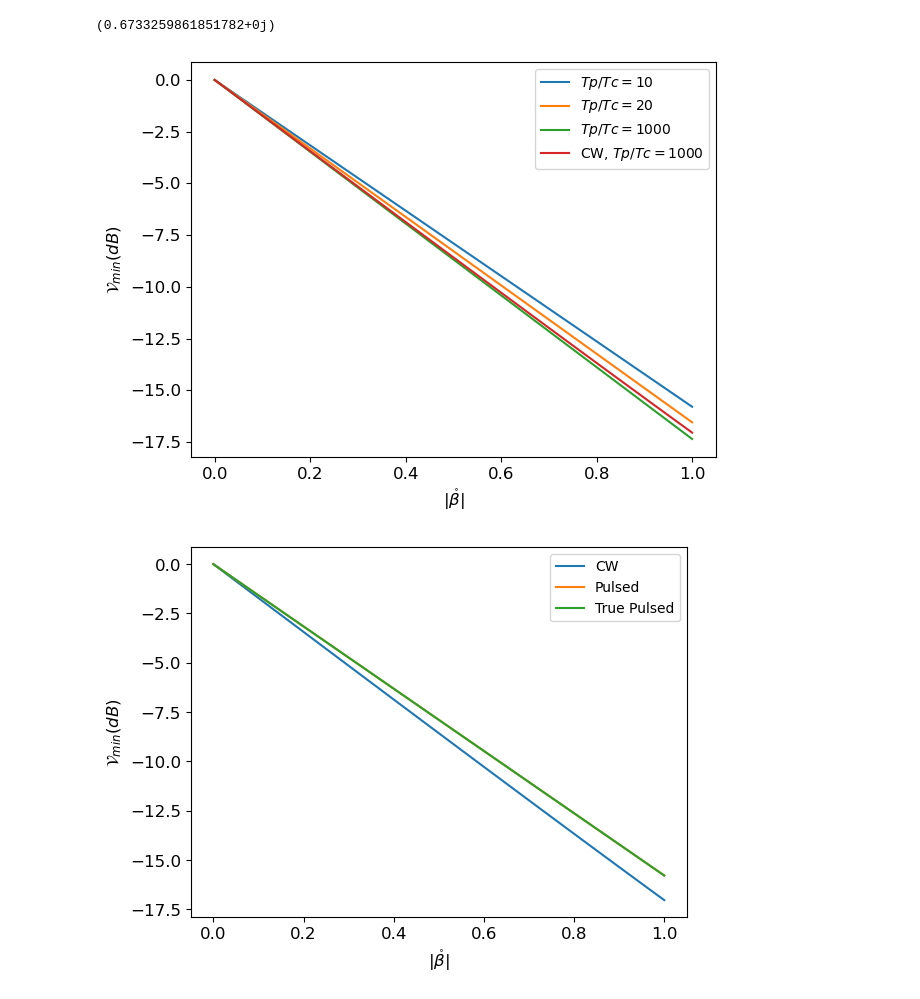
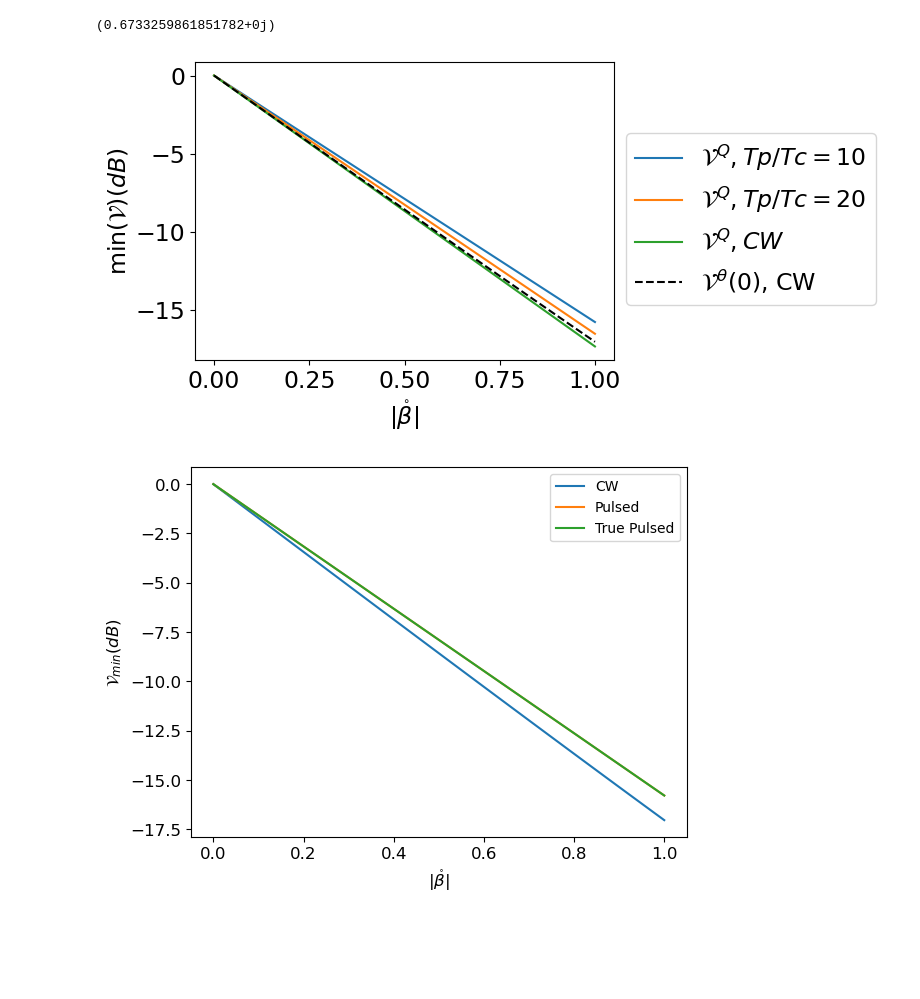
Before and after one commit to JKranias/Whittaker-Shannon-Decomposition, a Jupyter notebook: Whittaker-Shannon_code/Homodyne Detection.ipynb, the cells around one changed output. Drawn from its saved outputs; the diff is of its cells as text; code cells hidden in the pictures; blank space fills up the shorter version.

```diff
--- a/Whittaker-Shannon_code/Homodyne Detection.ipynb
+++ b/Whittaker-Shannon_code/Homodyne Detection.ipynb
@@ -2,7 +2,7 @@
 import numpy as np
 import matplotlib.pyplot as plt
 import scipy as sc
-fsize = 12
+fsize = 17
 plt.rcParams['axes.labelsize'] = fsize
 plt.rcParams['axes.titlesize'] = fsize
 plt.rcParams['xtick.labelsize'] = fsize
@@ -217,6 +217,8 @@ plt.show()
 Omega = 2 * np.sqrt(np.pi) / (Tc * fine_param)
 w_list = np.array([0, 0.5, 1])
 thetalist = np.linspace(0,2*np.pi,1000)
+
+Bc = 0.1
 
 B = Bc * r
 U, Q = sc.linalg.polar(B, side = "left")
@@ -229,11 +231,12 @@ for w in w_list:
         Vlist.append(V(w * Omega / 2,theta))
     plt.plot(thetalist,10*np.log10(np.array(Vlist)/len(Q)), label="$\omega=$"+str(w/2)+r"$\Omega$")
 
+#plt.figure(constrained_layout=True)
 plt.xlabel(r"$\theta$")
 plt.ylabel(r"$\mathcal{V}_\theta(\omega) (dB)$")
 plt.hlines(0, 0, 2*np.pi, color="black", linestyle="dashed", label="vacuum variance")
-plt.legend(loc="upper right")
-plt.tight_layout()
+plt.legend(loc="upper right", fontsize=fsize-5)
+#plt.tight_layout()
 plt.savefig("Homo_CW.pdf")
 plt.show()
 # %% [output]
@@ -527,10 +530,24 @@ Bc = 0.1
 fine_param = 1
 mat_size = 30 * fine_param
 
+plt.figure(figsize=(8,4))
+
+def rnm_dg_CW(n,m):
+    return np.exp( -np.pi * ((n-m)**2) / 4)
+
+def r_dg_f_CW(num,k,f):
+    r=[]
+    for n in range(-num,num):
+        row=[]
+        for m in range(-num,num):
+            row.append(rnm_dg_CW(n/f,(m-k)/f))
+        r.append(row)
+
+    return np.array(r) / f
 
 Omega = 2 * np.sqrt(np.pi) / (Tc * fine_param)
 Bc_vals = np.linspace(0,1,50)
-Tc_vals = [0.1,0.05,0.001]
+Tc_vals = [0.1,0.05]
 for TC in Tc_vals:
     Sq_Pulsed = []
 
@@ -538,40 +555,59 @@ for TC in Tc_vals:
     for Bc in Bc_vals:
         r = r_dg_f(mat_size,0,fine_param)
         B = Bc * r
         U, P = sc.linalg.polar(B, side = "right")
         sinhP = sinh(P)
         coshP = cosh(P)
         sinh2P = np.linalg.matrix_power(sinhP,2)
         evals, evecs = np.linalg.eig(sinh2P)
         max_index = np.argmax(evals)
         f = evecs[:,max_index]
         N = sinh2P
         M = np.linalg.multi_dot([coshP,sinhP,U.T])
         Sq_Pulsed.append(Var(np.pi/2))
 
     #plt.plot(Bc_vals,10*np.log10(np.array(Sq_CW)), label="CW")
-    plt.plot(Bc_vals,10*np.log10(np.array(Sq_Pulsed)), label="$Tp/Tc=$"+str(int(1/Tc)))
+    plt.plot(Bc_vals,10*np.log10(np.array(Sq_Pulsed)), label="$\mathcal{V}^Q, Tp/Tc=$"+str(int(1/Tc)))
+
+Sq_Pulsed = []
+for Bc in Bc_vals:
+    r = r_dg_f_CW(mat_size,0,fine_param)
+    B = Bc * r
+    U, P = sc.linalg.polar(B, side = "right")
+    sinhP = sinh(P)
+    coshP = cosh(P)
+    sinh2P = np.linalg.matrix_power(sinhP,2)
+    evals, evecs = np.linalg.eig(sinh2P)
+    max_index = np.argmax(evals)
+    f = evecs[:,max_index]
+    N = sinh2P
+    M = np.linalg.multi_dot([coshP,sinhP,U.T])
+    Sq_Pulsed.append(Var(np.pi/2))
+
+    #plt.plot(Bc_vals,10*np.log10(np.array(Sq_CW)), label="CW")
+plt.plot(Bc_vals,10*np.log10(np.array(Sq_Pulsed)), label=r"$\mathcal{V}^Q, CW$")
+
 
 Sq_CW = []
-Tc=0.001
+Tc=0.002
 for Bc in Bc_vals:
-    r = r_dg_f(mat_size,0,fine_param)
+    r = r_dg_f_CW(mat_size,0,fine_param)
     B = Bc * r
     U, Q = sc.linalg.polar(B, side = "left")
     sinhQ = sinh(Q)
     coshQ = cosh(Q)
     Sq_CW.append(Sq(0))
 
 
-plt.plot(Bc_vals,10*np.log10(np.array(Sq_CW)), label="CW, $Tp/Tc=$"+str(int(1/Tc)))
-plt.ylabel(r"$\mathcal{V}_{min} (dB)$")
+plt.plot(Bc_vals,10*np.log10(np.array(Sq_CW)), label=r"$\mathcal{V}^\theta(0)$, CW", linestyle="dashed", color="black")
+plt.ylabel(r"$\min(\mathcal{V}) (dB)$")
 plt.xlabel(r"$|\mathring{\beta}|$")
-plt.legend()
+plt.legend(fontsize=fsize, bbox_to_anchor=(1,0.8))
 plt.tight_layout()
 plt.savefig("Homo_Min.pdf")
 plt.show()
 # %% [output]
-[figure, old version]
+[figure, new version]
 # %%
 # comparing minimum variance between CW and pulsed vs beta_circ with the true minimum from diagonalization
 Tp=1
```
Also changed, not shown: parts of 2 cells of this notebook, 17 other files.
